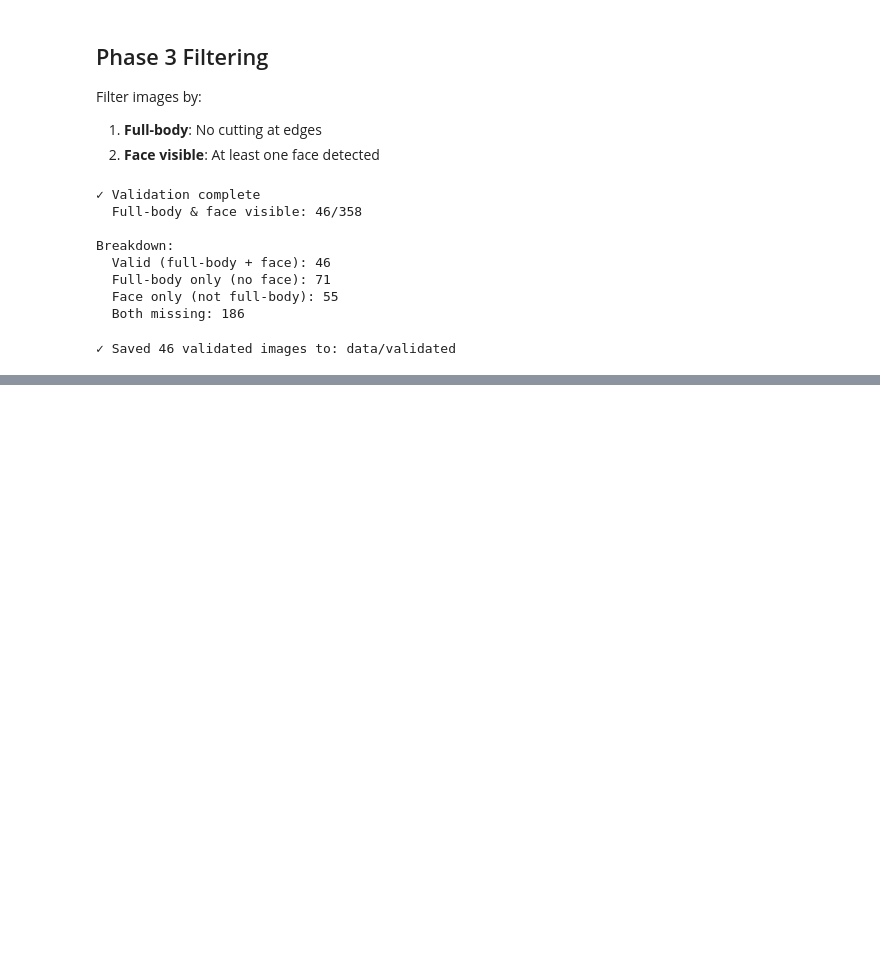
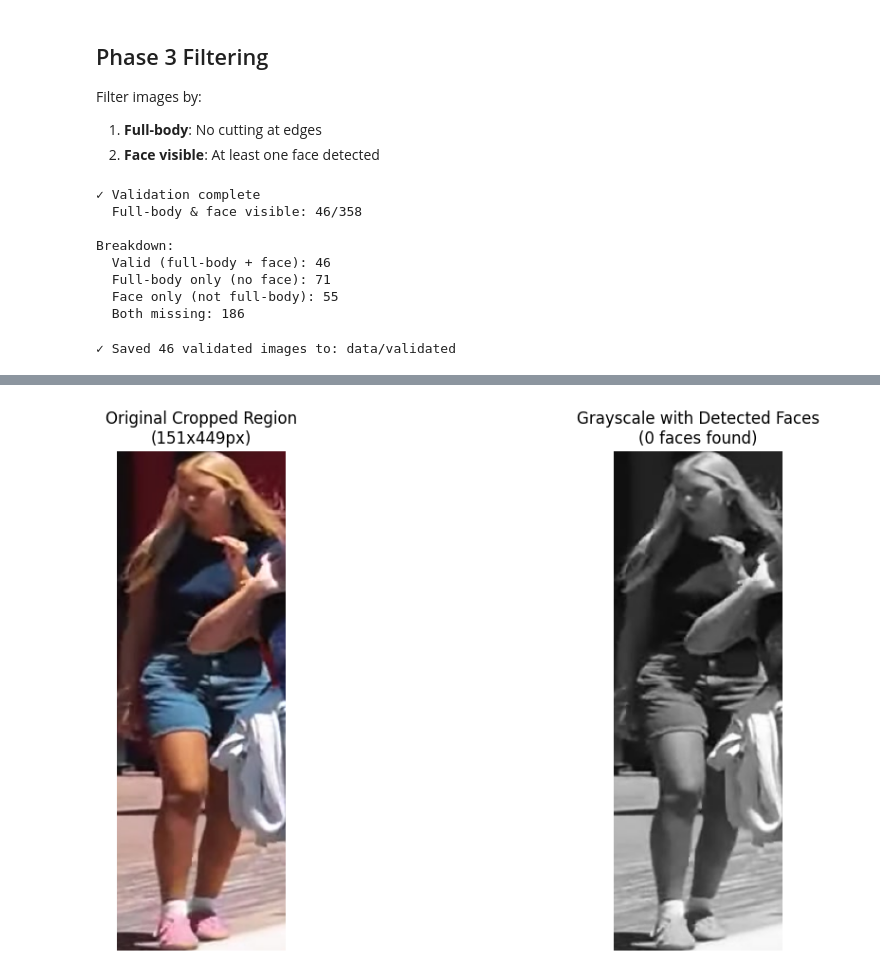
Before and after one commit to ChinSekYi/vision-pipeline-dataset-cleaner, a Jupyter notebook: notebooks/person_dataset_pipeline.ipynb, the cells around one changed output, grey strips where cells are left out. Saved outputs shown, nothing was run; the diff lists cells and outputs as text; code cells hidden in the pictures; blank space fills up the shorter version.

```diff
--- a/notebooks/person_dataset_pipeline.ipynb
+++ b/notebooks/person_dataset_pipeline.ipynb
@@ -481,0 +561,84 @@ print(f"✓ Saved {len(validated_image_names)} validated images to: {config['pat
+# %%
+# Debug face detection - see what the cascade classifier is trying to detect
+test_image_name = 'crop (5).png'
+
+if test_image_name in all_results:
+    img_path = person_output_path / test_image_name
+    img = cv2.imread(str(img_path))
+
+    entry = all_results[test_image_name]
+    bbox = entry["boxes_xyxy"][0]
+    x_min, y_min, x_max, y_max = [int(c) for c in bbox]
+
+    # Crop person region
+    crop = img[y_min:y_max, x_min:x_max]
+    gray_crop = cv2.cvtColor(crop, cv2.COLOR_BGR2RGB)
+    gray_crop_bw = cv2.cvtColor(crop, cv2.COLOR_BGR2GRAY)
+
+    print(f"\n{'='*60}")
+    print(f"Face Detection Debug: {test_image_name}")
+    print(f"{'='*60}")
+    print(f"\nCropped person region:")
+    print(f"  - Size: {crop.shape}")
+    print(f"  - Brightness (mean): {gray_crop_bw.mean():.1f}")
+    print(f"  - Contrast (std): {gray_crop_bw.std():.1f}")
+
+    # Try with different parameters
+    print(f"\nTesting face detection with different parameters:")
+
+    configs = [
+        {"name": "Default (current)", "scaleFactor": 1.1, "minNeighbors": 5, "minSize": (20, 20)},
+        {"name": "Less strict", "scaleFactor": 1.05, "minNeighbors": 3, "minSize": (15, 15)},
+        {"name": "Very lenient", "scaleFactor": 1.05, "minNeighbors": 2, "minSize": (10, 10)},
+        {"name": "Larger faces only", "scaleFactor": 1.2, "minNeighbors": 5, "minSize": (40, 40)},
+    ]
+
+    for cfg in configs:
+        faces = face_cascade.detectMultiScale(
+            gray_crop_bw,
+            scaleFactor=cfg['scaleFactor'],
+            minNeighbors=cfg['minNeighbors'],
+            minSize=cfg['minSize']
+        )
+        print(f"  {cfg['name']:25} → {len(faces)} faces detected")
+
+    # Visualize
+    import matplotlib.pyplot as plt
+
+    fig, axes = plt.subplots(1, 2, figsize=(14, 6))
+
+    # Show original crop
+    axes[0].imshow(gray_crop)
+    axes[0].set_title(f"Original Cropped Region\n({crop.shape[1]}x{crop.shape[0]}px)")
+    axes[0].axis('off')
+
+    # Show grayscale with detected faces
+    gray_crop_copy = cv2.cvtColor(gray_crop_bw, cv2.COLOR_GRAY2RGB)
+    faces = face_cascade.detectMultiScale(gray_crop_bw, scaleFactor=1.1, minNeighbors=5, minSize=(20, 20))
+
+    for (x, y, w, h) in faces:
+        cv2.rectangle(gray_crop_copy, (x, y), (x+w, y+h), (0, 255, 0), 2)
+
+    axes[1].imshow(gray_crop_copy)
+    axes[1].set_title(f"Grayscale with Detected Faces\n({len(faces)} faces found)")
+    axes[1].axis('off')
+
+    plt.tight_layout()
+    plt.show()
+
+    print(f"\n{'='*60}")
+    print(f"Possible reasons for detection failure:")
+    print(f"  1. Blur: Haar Cascade relies on edge features → blurry images fail")
+    print(f"  2. Face size: Too small or too large relative to minSize parameter")
+    print(f"  3. Lighting/Angle: Face angle or poor lighting reduces confidence")
+    print(f"  4. Cascade strictness: minNeighbors=5 might be too strict")
+    print(f"{'='*60}\n")
+
+    print(f"To improve detection, you can:")
+    print(f"  • Lower minNeighbors (3-4 instead of 5) → more detections but more false positives")
+    print(f"  • Lower scaleFactor (1.05 instead of 1.1) → slower but more thorough")
+    print(f"  • Adjust minSize if faces are very large/small")
+    print(f"  • Use a different face detector (MediaPipe, dlib, or MTCNN) for better quality")
+else:
+    print(f"❌ Image not found")
+# %% [output]
@@ -481,0 +659 @@ print(f"✓ Saved {len(validated_image_names)} validated images to: {config['pat
+[figure, added]
```
Also changed, not shown: parts of 13 cells of this notebook, 11 other files.
